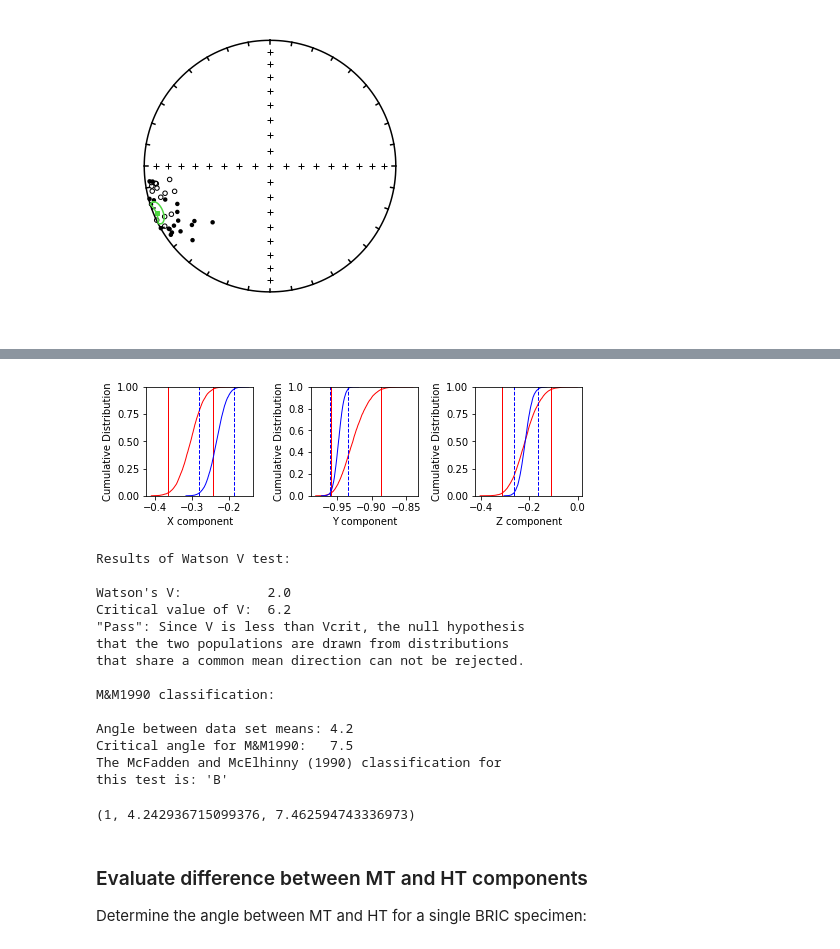
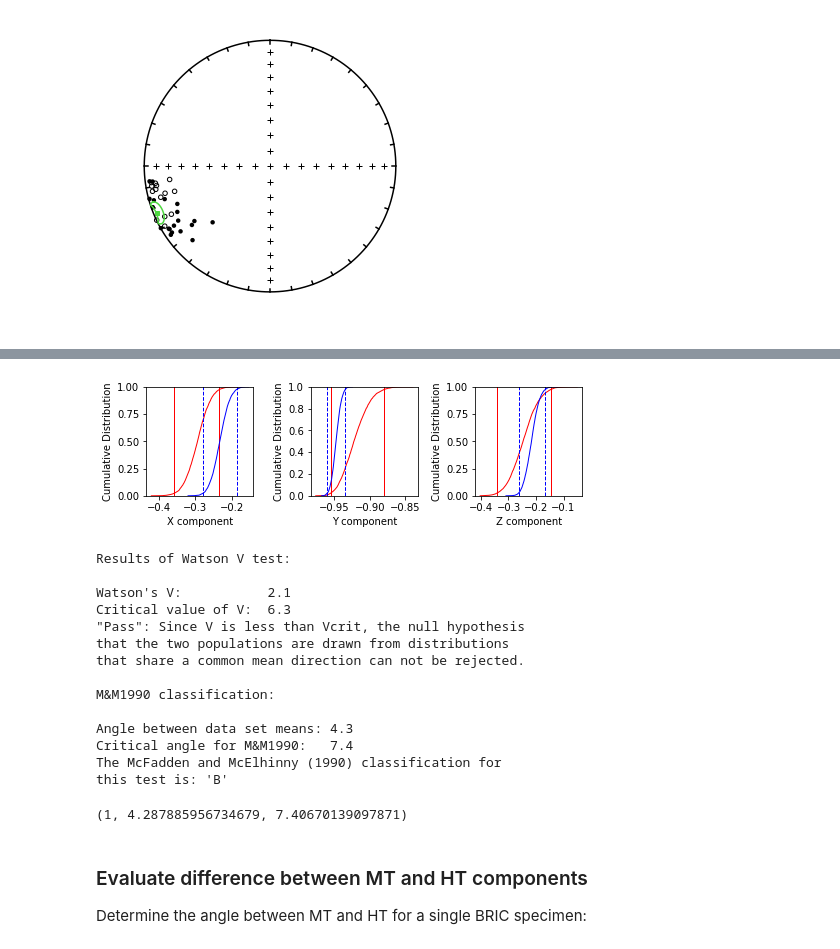
Before and after one commit to Swanson-Hysell-Group/2018_Red_Bed_Intraclasts, a Jupyter notebook: Code/intraclast_notebook.ipynb, the cells around one changed output, grey strips where cells are left out. Drawn from its saved outputs; the diff is of its cells as text; code cells hidden in the pictures.

```diff
--- a/Code/intraclast_notebook.ipynb
+++ b/Code/intraclast_notebook.ipynb
@@ -60,9 +61,9 @@ BRIC_HT_tc = BRIC_data_tc.loc[BRIC_data_tc['dir_comp']=='HT']
 # %% [markdown]
 Plot data and calculate means
 # %%
-BRIC_MT_MHT_dec = BRIC_MT_tc.dir_dec.tolist() + BRIC_MHT_tc.dir_dec.tolist()
-BRIC_MT_MHT_inc = BRIC_MT_tc.dir_inc.tolist() + BRIC_MHT_tc.dir_inc.tolist()
+BRIC_MT_dec = BRIC_MT_tc.dir_dec.tolist()
+BRIC_MT_inc = BRIC_MT_tc.dir_inc.tolist()
 
-BRIC_MT_mean = ipmag.fisher_mean(BRIC_MT_MHT_dec, BRIC_MT_MHT_inc)
+BRIC_MT_mean = ipmag.fisher_mean(BRIC_MT_dec, BRIC_MT_inc)
 ipmag.print_direction_mean(BRIC_MT_mean)
 # %% [output]
@@ -206,24 +257,24 @@ Critical angle for M&M1990:   6.4
 # %%
-BRIC_MT_MHT_diblock = ipmag.make_di_block(BRIC_MT_MHT_dec, BRIC_MT_MHT_inc)
-ipmag.common_mean_bootstrap(BRIC_MT_MHT_diblock,MT_diblock)
-ipmag.common_mean_watson(BRIC_MT_MHT_diblock,MT_diblock)
+BRIC_MT_diblock = ipmag.make_di_block(BRIC_MT_dec, BRIC_MT_inc)
+ipmag.common_mean_bootstrap(BRIC_MT_diblock,MT_diblock)
+ipmag.common_mean_watson(BRIC_MT_diblock,MT_diblock)
 # %% [output]
-[figure, old version]
+[figure, new version]
 Results of Watson V test:
 
-Watson's V:           2.0
-Critical value of V:  6.2
+Watson's V:           2.1
+Critical value of V:  6.3
 "Pass": Since V is less than Vcrit, the null hypothesis
 that the two populations are drawn from distributions
 that share a common mean direction can not be rejected.
 
 M&M1990 classification:
 
-Angle between data set means: 4.2
-Critical angle for M&M1990:   7.5
+Angle between data set means: 4.3
+Critical angle for M&M1990:   7.4
 The McFadden and McElhinny (1990) classification for
 this test is: 'B'
-(1, 4.242936715099376, 7.462594743336973)
+(1, 4.287885956734679, 7.40670139097871)
 # %% [markdown]
 ### Evaluate difference between MT and HT components
 
```
Also changed, not shown: parts of 29 cells of this notebook, 6 other files.
